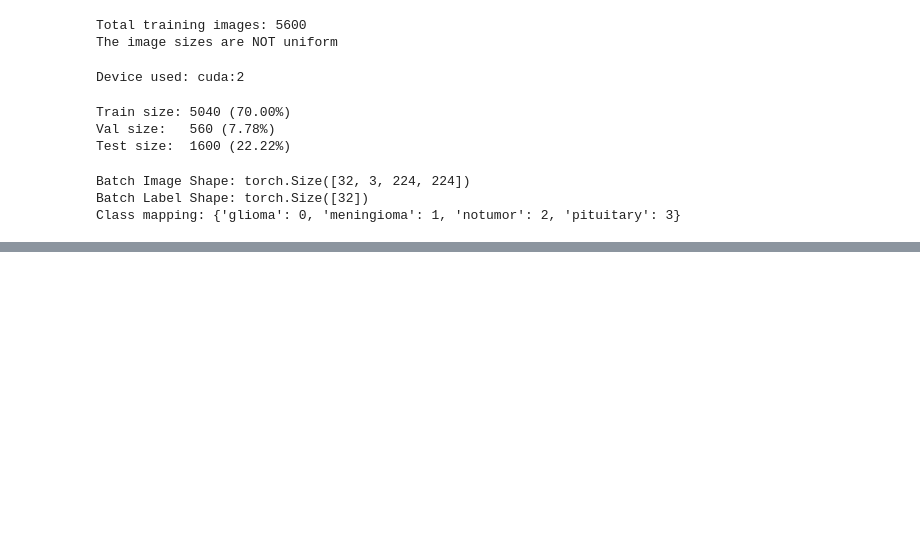
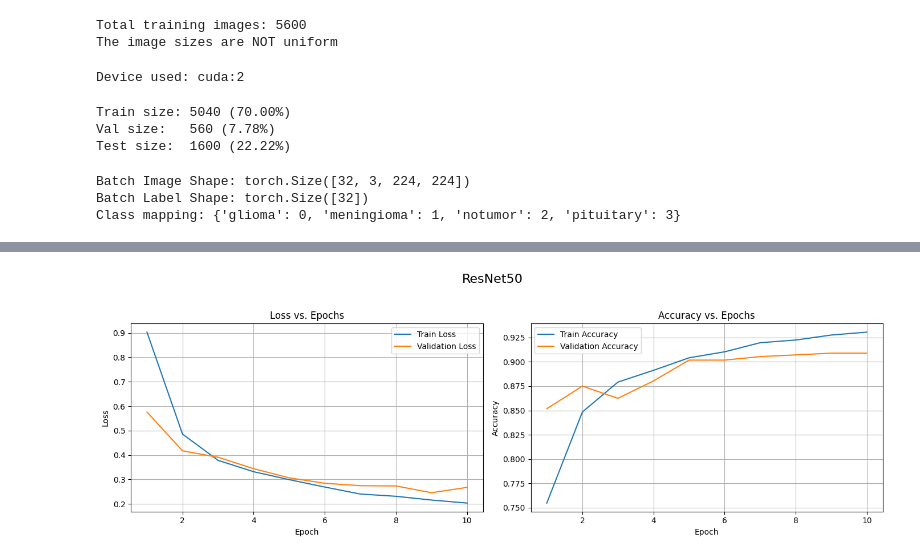
Before and after one commit to Youssef-Chip/ml_applications, a Jupyter notebook: hw5.ipynb, the cells around one changed output, grey strips where cells are left out. Saved outputs shown, nothing was run; the diff lists cells and outputs as text; code cells hidden in the pictures; blank space fills up the shorter version.

```diff
--- a/hw5.ipynb
+++ b/hw5.ipynb
@@ -449,0 +462,3 @@ The model was trained for 10 epochs using the Adam optimizer and Cross-Entropy L
+# %%
+# Load the pre-trained ResNet50 model, trained on 1.2 million ImageNet images
+resnet_model = models.resnet50(weights=models.ResNet50_Weights.DEFAULT)
@@ -449,0 +470,16 @@ The model was trained for 10 epochs using the Adam optimizer and Cross-Entropy L
+# %%
+# We replace the final classification head with a new untrained head specifically for our 4 classes
+# that way the only training we do is making the final layer translate the visual observations into the 4 specific medical labels.
+num_features = resnet_model.fc.in_features
+resnet_model.fc = nn.Sequential(
+    nn.Linear(num_features, HIDDEN_NEURONS),
+    nn.ReLU(),
+    nn.Dropout(0.5),
+    nn.Linear(HIDDEN_NEURONS, 4)
+)
+# %%
+resnet_model = resnet_model.to(DEVICE)
+optimizer_resnet = optim.Adam(resnet_model.fc.parameters(), lr=LEARNING_RATE)
+best_resnet_model_path = "best_resnet_brain_tumor_model.pth"
+# %%
+resnet_history = train_model(resnet_model, optimizer_resnet, best_resnet_model_path)
@@ -449,0 +504,4 @@ The model was trained for 10 epochs using the Adam optimizer and Cross-Entropy L
+# %%
+plot_history(resnet_history, title="ResNet50")
+# %% [output]
+[figure, added]
```
Also changed, not shown: parts of 24 cells of this notebook, 1 other file.
